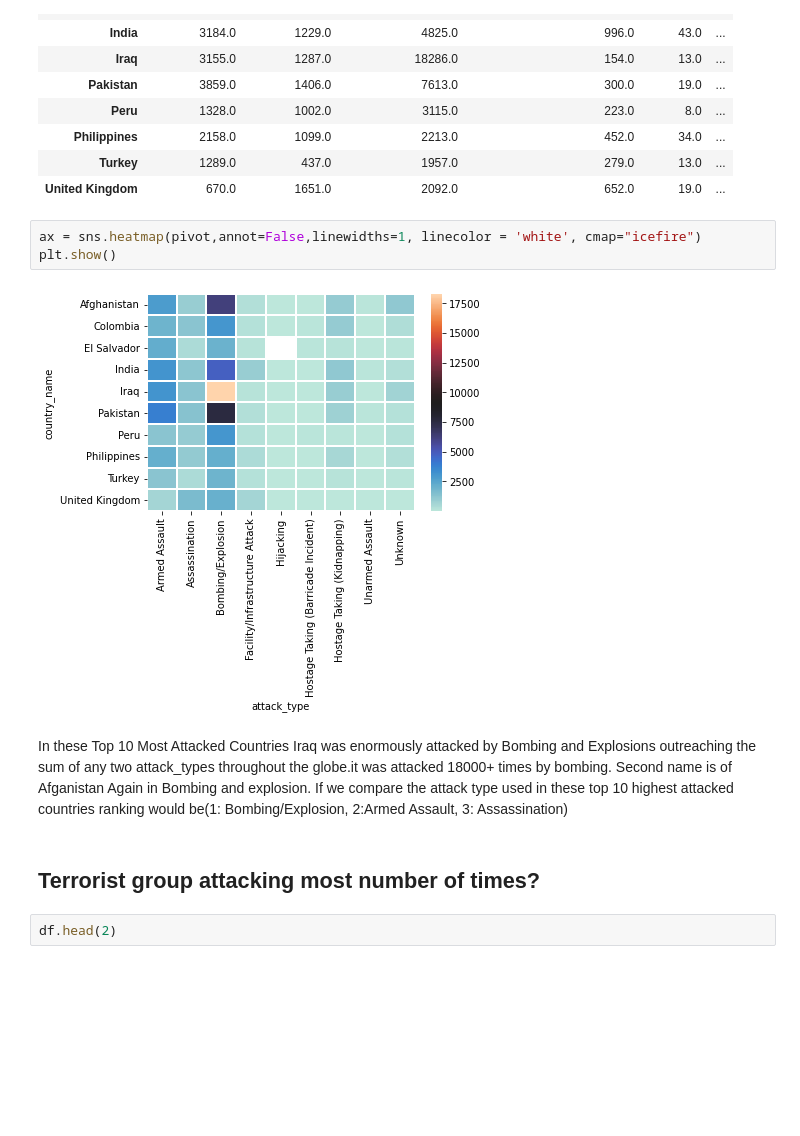
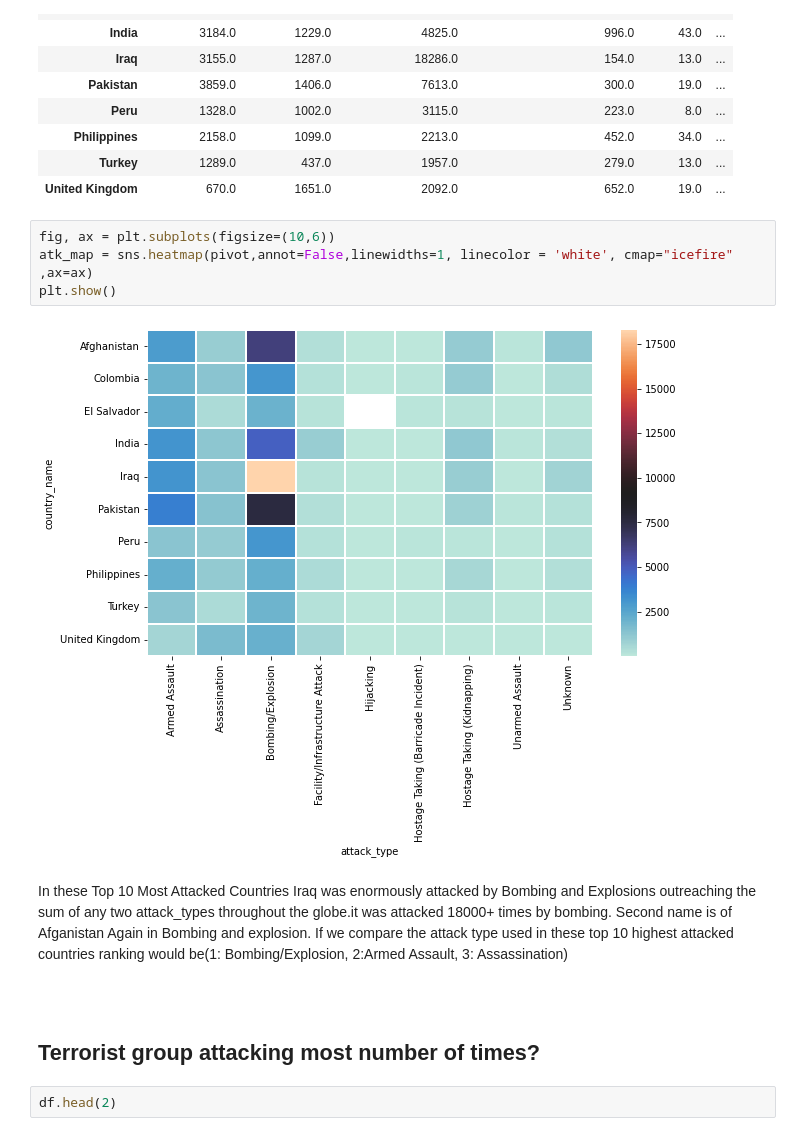
Before and after one commit to ashutosh-sharma-xi/Global-Terrorism-Analysis, a Jupyter notebook: Global_Terrorism_Analysis_Capstone_Project.ipynb, the cells around one changed output. Cells and saved outputs as stored; diff of their text form; blank space fills up the shorter version.

````diff
--- a/Global_Terrorism_Analysis_Capstone_Project.ipynb
+++ b/Global_Terrorism_Analysis_Capstone_Project.ipynb
@@ -273,14 +320,21 @@ pivot
 | Turkey | 1289.0 | 437.0 | 1957.0 | 279.0 | 13.0 | ... |
 | United Kingdom | 670.0 | 1651.0 | 2092.0 | 652.0 | 19.0 | ... |
 # %%
-ax = sns.heatmap(pivot,annot=False,linewidths=1, linecolor = 'white', cmap="icefire")
+fig, ax = plt.subplots(figsize=(10,6))
+atk_map = sns.heatmap(pivot,annot=False,linewidths=1, linecolor = 'white', cmap="icefire" ,ax=ax)
 plt.show()
 # %% [output]
-[figure, old version]
+[figure, new version]
 # %% [markdown]
 In these Top 10 Most Attacked Countries Iraq was enormously attacked by Bombing and Explosions outreaching the sum of any two attack_types throughout the globe.it was attacked 18000+ times by bombing. Second name is of Afganistan Again in Bombing and explosion.
 If we compare the attack type used in these top 10 highest attacked countries ranking would be(1: Bombing/Explosion, 2:Armed Assault, 3: Assassination)
 # %% [markdown]
+
+
+```
+
+```
+
 ## Terrorist group attacking most number of times?
 # %%
 df.head(2)
````
Also changed, not shown: parts of 16 cells of this notebook.
